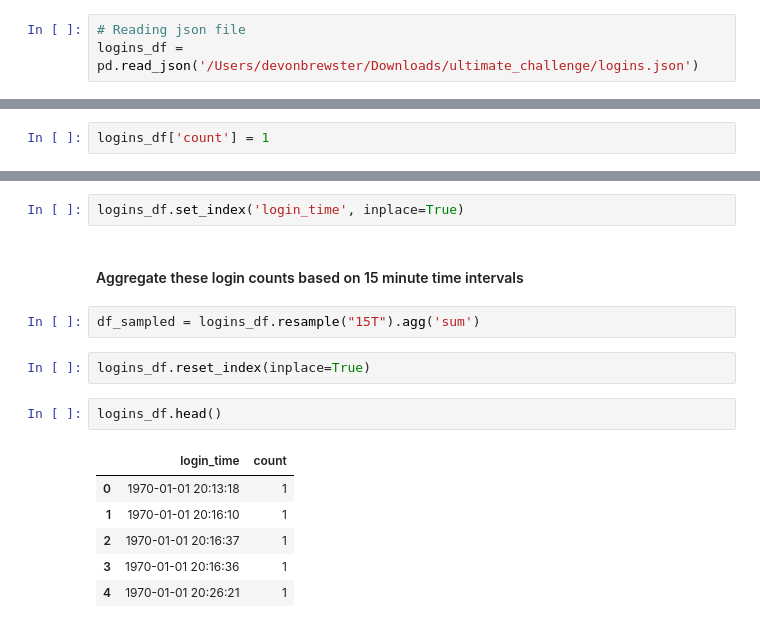
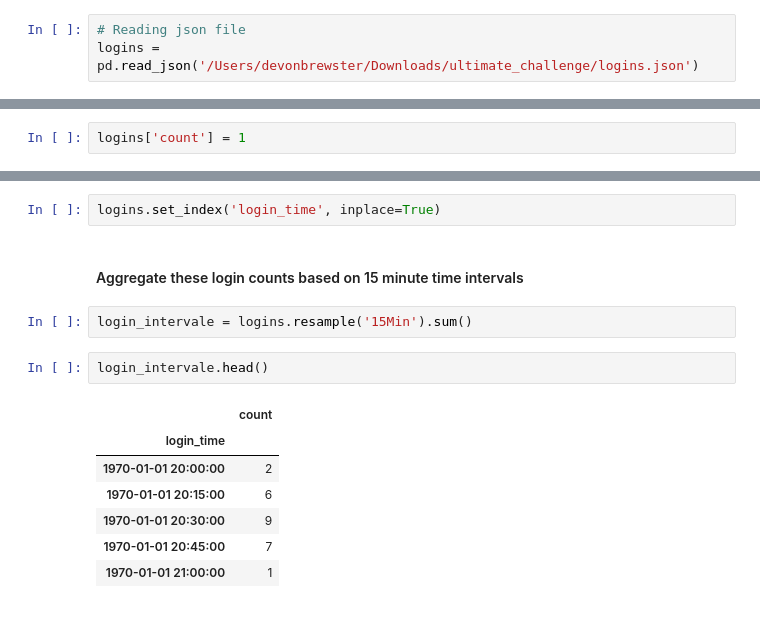
Before and after one commit to kryst8/Springboard, a Jupyter notebook: Untitled.ipynb, the cells around one changed output, grey strips where cells are left out. Drawn from its saved outputs; the diff is of its cells as text.

```diff
--- a/Untitled.ipynb
+++ b/Untitled.ipynb
@@ -16,4 +16,4 @@ from sklearn.metrics import accuracy_score, mean_squared_error
 from sklearn.model_selection import train_test_split
 # %%
 # Reading json file
-logins_df = pd.read_json('/Users/devonbrewster/Downloads/ultimate_challenge/logins.json')
+logins = pd.read_json('/Users/devonbrewster/Downloads/ultimate_challenge/logins.json')
@@ -53,4 +53,4 @@ logins_df.info
 # %% [markdown]
 #### Add a column called "count" to represent the number of logins during each time
 # %%
-logins_df['count'] = 1
+logins['count'] = 1
@@ -73,17 +73,16 @@ logins_df
 # %%
-logins_df.set_index('login_time', inplace=True)
+logins.set_index('login_time', inplace=True)
 # %% [markdown]
 #### Aggregate these login counts based on 15­ minute time intervals
-# %%
-df_sampled = logins_df.resample("15T").agg('sum')
-# %%
-logins_df.reset_index(inplace=True)
+# %%
+login_intervale = logins.resample('15Min').sum()
 # %%
-logins_df.head()
+login_intervale.head()
 # %% [output]
-|  | login_time | count |
-| 0 | 1970-01-01 20:13:18 | 1 |
-| 1 | 1970-01-01 20:16:10 | 1 |
-| 2 | 1970-01-01 20:16:37 | 1 |
-| 3 | 1970-01-01 20:16:36 | 1 |
-| 4 | 1970-01-01 20:26:21 | 1 |
+|  | count |
+| login_time |  |
+| 1970-01-01 20:00:00 | 2 |
+| 1970-01-01 20:15:00 | 6 |
+| 1970-01-01 20:30:00 | 9 |
+| 1970-01-01 20:45:00 | 7 |
+| 1970-01-01 21:00:00 | 1 |
```
Also changed, not shown: parts of 12 cells of this notebook.
